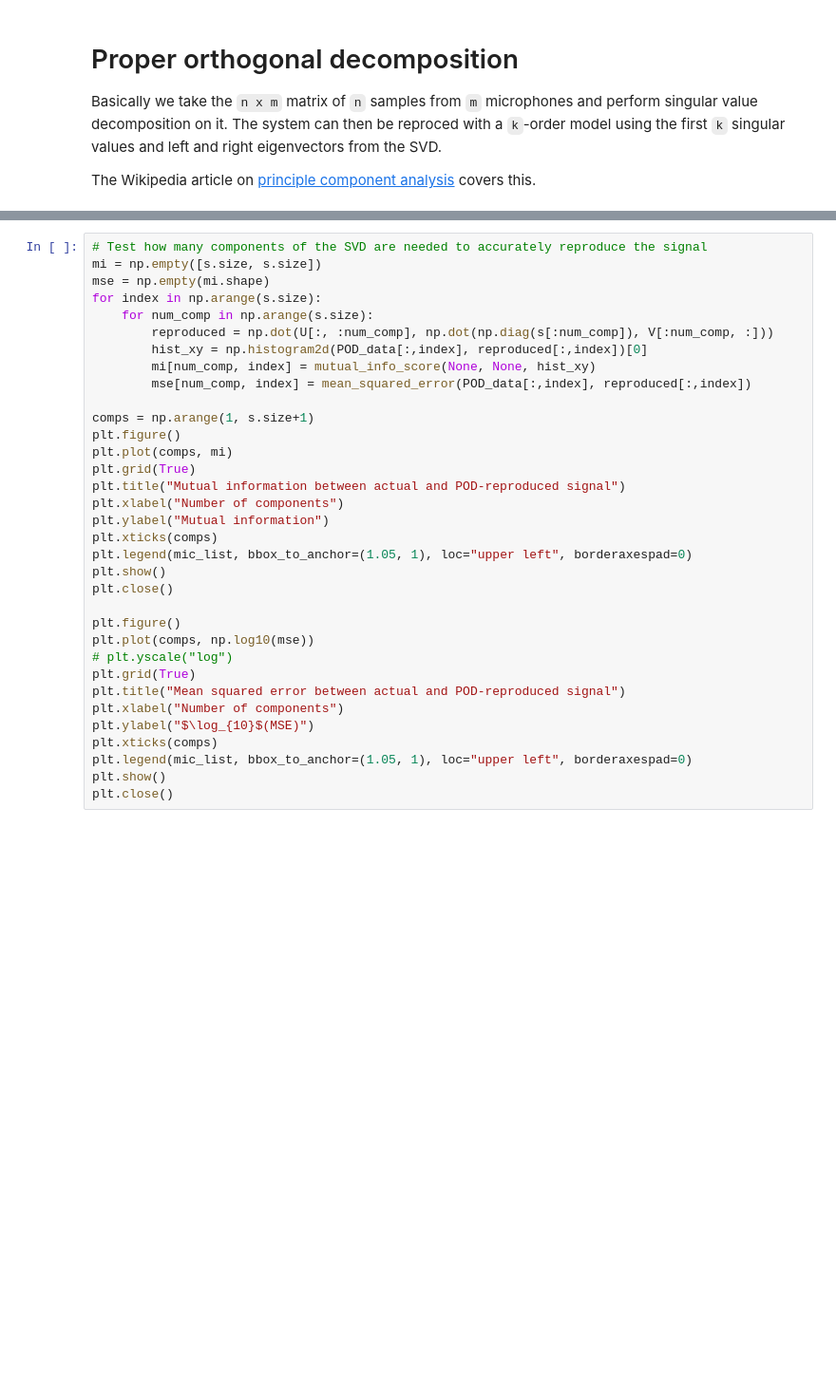
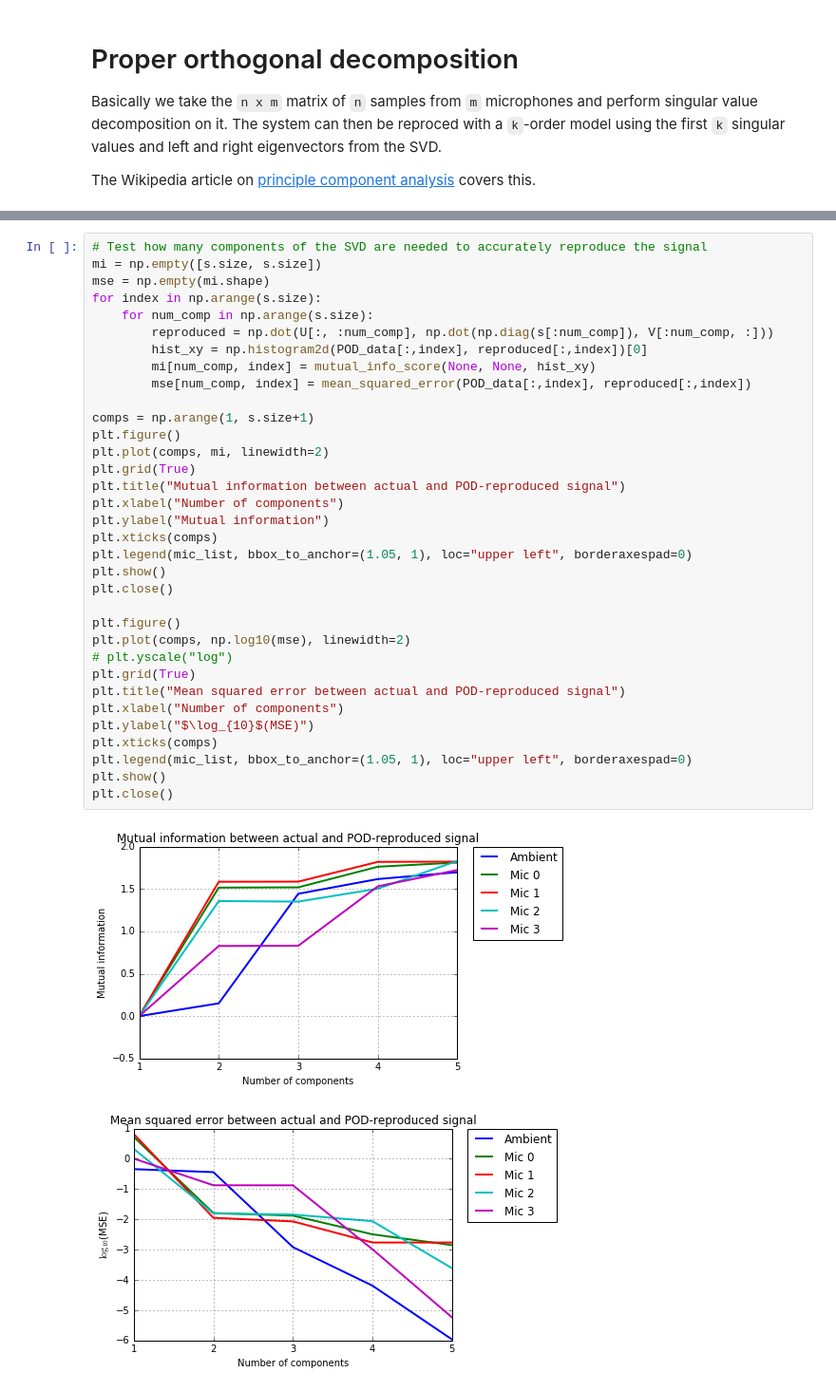
Before and after one commit to Engineero/burner_analysis, a Jupyter notebook: data_analysis_notebook.ipynb, the cells around one changed output, grey strips where cells are left out. Shown at 95% size. Saved outputs shown, nothing was run; the diff lists cells and outputs as text; blank space fills up the shorter version.

```diff
--- a/data_analysis_notebook.ipynb
+++ b/data_analysis_notebook.ipynb
@@ -743,35 +749,38 @@ np.allclose(POD_data, np.dot(U, np.dot(S, V)))
 mi = np.empty([s.size, s.size])
 mse = np.empty(mi.shape)
 for index in np.arange(s.size):
     for num_comp in np.arange(s.size):
         reproduced = np.dot(U[:, :num_comp], np.dot(np.diag(s[:num_comp]), V[:num_comp, :]))
         hist_xy = np.histogram2d(POD_data[:,index], reproduced[:,index])[0]
         mi[num_comp, index] = mutual_info_score(None, None, hist_xy)
         mse[num_comp, index] = mean_squared_error(POD_data[:,index], reproduced[:,index])
 
 comps = np.arange(1, s.size+1)
 plt.figure()
-plt.plot(comps, mi)
+plt.plot(comps, mi, linewidth=2)
 plt.grid(True)
 plt.title("Mutual information between actual and POD-reproduced signal")
 plt.xlabel("Number of components")
 plt.ylabel("Mutual information")
 plt.xticks(comps)
 plt.legend(mic_list, bbox_to_anchor=(1.05, 1), loc="upper left", borderaxespad=0)
 plt.show()
 plt.close()
 
 plt.figure()
-plt.plot(comps, np.log10(mse))
+plt.plot(comps, np.log10(mse), linewidth=2)
 # plt.yscale("log")
 plt.grid(True)
 plt.title("Mean squared error between actual and POD-reproduced signal")
 plt.xlabel("Number of components")
 plt.ylabel("$\log_{10}$(MSE)")
 plt.xticks(comps)
 plt.legend(mic_list, bbox_to_anchor=(1.05, 1), loc="upper left", borderaxespad=0)
 plt.show()
 plt.close()
+# %% [output]
+[figure, added]
+[figure, added]
 # %%
 num_comp = 2
 index = 2
```
Also changed, not shown: parts of 4 cells of this notebook, 1 other file.
